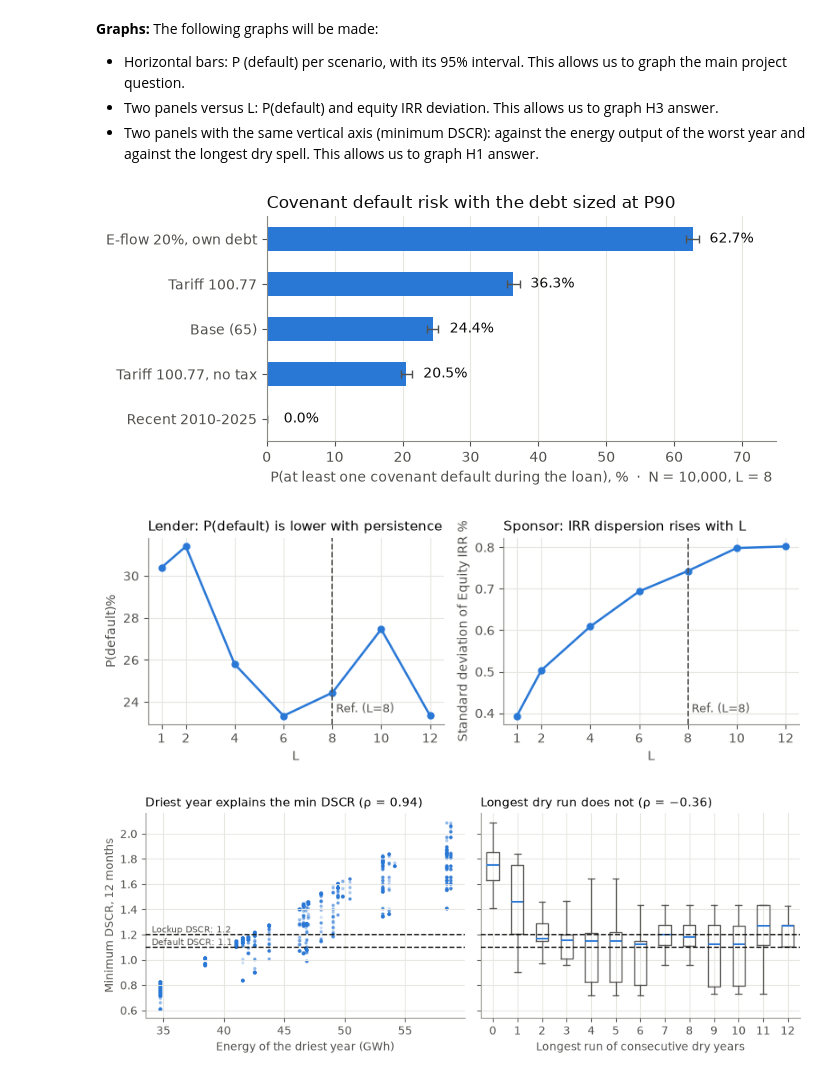
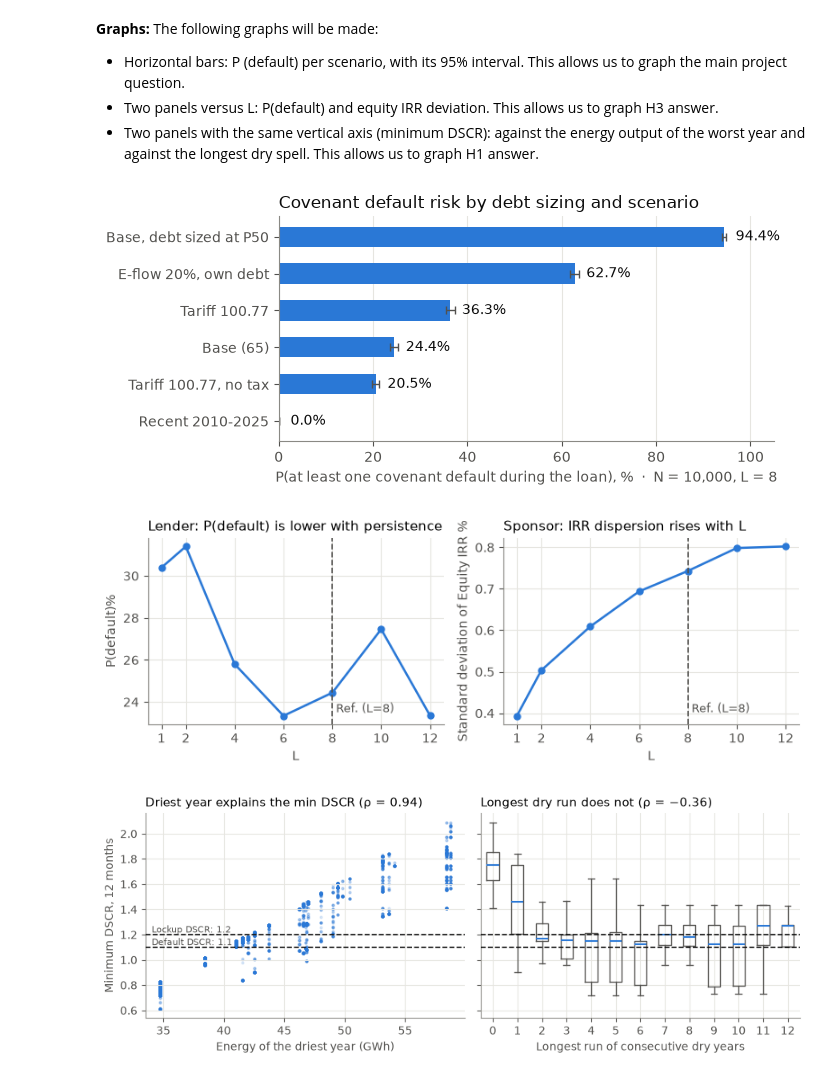
Before and after one commit to IgnacioFunesDeluigi/hydro-project-finance, a Jupyter notebook: notebooks/03_montecarlo.ipynb, the cells around one changed output. Drawn from its saved outputs; the diff is of its cells as text; code cells hidden in the pictures.

Commit message:
Step 3.7: Monte Carlo with debt sized at P50 (D40); README with stage 3 results

```diff
--- a/notebooks/03_montecarlo.ipynb
+++ b/notebooks/03_montecarlo.ipynb
@@ -317,0 +317,9 @@ dtype: float64
+# %%
+# Load constatn from fixture: p50_sized.xlsx
+c_p50 = load_constants("../tests/fixtures/p50_sized.xlsx")
+
+# Simulate function with L=8, with table from base case
+sims_p50 = simulate(table, c_p50, N_SIMS, 8, np.random.default_rng(42))
+print("P50 with P50 SIZED CASE WITH L=8:")
+print(sims_p50.mean())
+print()
@@ -325,6 +345,7 @@ results = pd.DataFrame({
     "Recent 2010-2025, L=8": sims_recent_8.mean(),
     "Recent 2010-2025, L=4": sims_recent_4.mean(),
     "E-flow 20%, own debt": sims_20.mean(),
+    "Base, debt sized at P50": sims_p50.mean()
 
 })
 results.to_csv("../data/processed/montecarlo_results.csv")
@@ -523,9 +544,9 @@ plt.rcParams.update({
 BLUE = "#2a78d6"
 
 # Figure 1: P(default) by scenario with its 95% interval
-labels = ["E-flow 20%, own debt", "Tariff 100.77", "Base (65)", "Tariff 100.77, no tax", "Recent 2010-2025"]
-p = results.loc["any_default", ["E-flow 20%, own debt", "Tariff 100.77", "Base (65)",
-                                "Tariff 100.77, no tax", "Recent 2010-2025, L=8"]].to_numpy()
+labels = ["Base, debt sized at P50", "E-flow 20%, own debt", "Tariff 100.77", "Base (65)", "Tariff 100.77, no tax", "Recent 2010-2025"]
+p = results.loc["any_default", ["Base, debt sized at P50", "E-flow 20%, own debt", "Tariff 100.77", "Base (65)",
+                                "Tariff 100.77, no tax", "Recent 2010-2025, L=8",]].to_numpy()
 half_ci = 1.96 * np.sqrt(p * (1 - p) / N_SIMS)
 
 fig, ax = plt.subplots(figsize=(7, 3.2))
@@ -534,10 +555,10 @@ ax.barh(labels, p * 100, xerr=half_ci * 100, color=BLUE, height=0.55,
 for y, v in enumerate(p):
     ax.text(v * 100 + 2.5, y, f"{v:.1%}", va="center", color="#0b0b0b")
 ax.invert_yaxis()                                   # largest risk on top
-ax.set_xlim(0, 75)
+ax.set_xlim(0, 105)
 ax.set_xlabel("P(at least one covenant default during the loan), %  ·  N = 10,000, L = 8")
 ax.grid(axis="y", visible=False)
-ax.set_title("Covenant default risk with the debt sized at P90", loc="left", color="#0b0b0b")
+ax.set_title("Covenant default risk by debt sizing and scenario", loc="left", color="#0b0b0b")
 fig.tight_layout()
 ax.set_axisbelow(True)
 fig.savefig("../docs/figures/p_default_by_scenario.png", dpi=200)
@@ -583,33 +604,33 @@ ax1.set_xlabel("Energy of the driest year (GWh)")
 ax1.set_ylabel("Minimum DSCR, 12 months")
 
 ax1.axhline(y=1.2, color="#0b0b0b", linestyle="--", linewidth=1.2, zorder=3)
 ax1.axhline(y=1.1, color="#0b0b0b", linestyle="--", linewidth=1.2, zorder=3)
 
 ax1.text(0.02, 1.2, "Lockup DSCR: 1.2",
          transform=ax1.get_yaxis_transform(),
          color="#52514e", fontsize=8, va="bottom", ha="left")
 ax1.text(0.02, 1.1, "Default DSCR: 1.1",
          transform=ax1.get_yaxis_transform(),
          color="#52514e", fontsize=8, va="bottom", ha="left")
 
     # Fig.3. ax2
 groups = [sims_h1.loc[sims_h1["longest_dry_run"] == k, "min_dscr_12m"] for k in range(13)]
 ax2.boxplot(groups, positions=range(13), showfliers=False,
             medianprops = {"color": BLUE, "linewidth": 1.5},
             boxprops = {"color": "#52514e"},
             whiskerprops={"color": "#52514e"},
             capprops={"color": "#52514e"})
 ax2.set_title("Longest dry run does not (ρ = −0.36)", loc="left", fontsize=11)
 ax2.set_xlabel("Longest run of consecutive dry years")
 
 
 ax2.axhline(y=1.2, color="#0b0b0b", linestyle="--", linewidth=1.2, zorder=3)
 ax2.axhline(y=1.1, color="#0b0b0b", linestyle="--", linewidth=1.2, zorder=3)
 
 
 fig.tight_layout()
 fig.savefig("../docs/figures/h1_driest_year_vs_dry_run.png", dpi=200)
 # %% [output]
-[figure, old version]
+[figure, new version]
 [figure]
 [figure]
```
Also changed, not shown: parts of 3 cells of this notebook, 6 other files.
